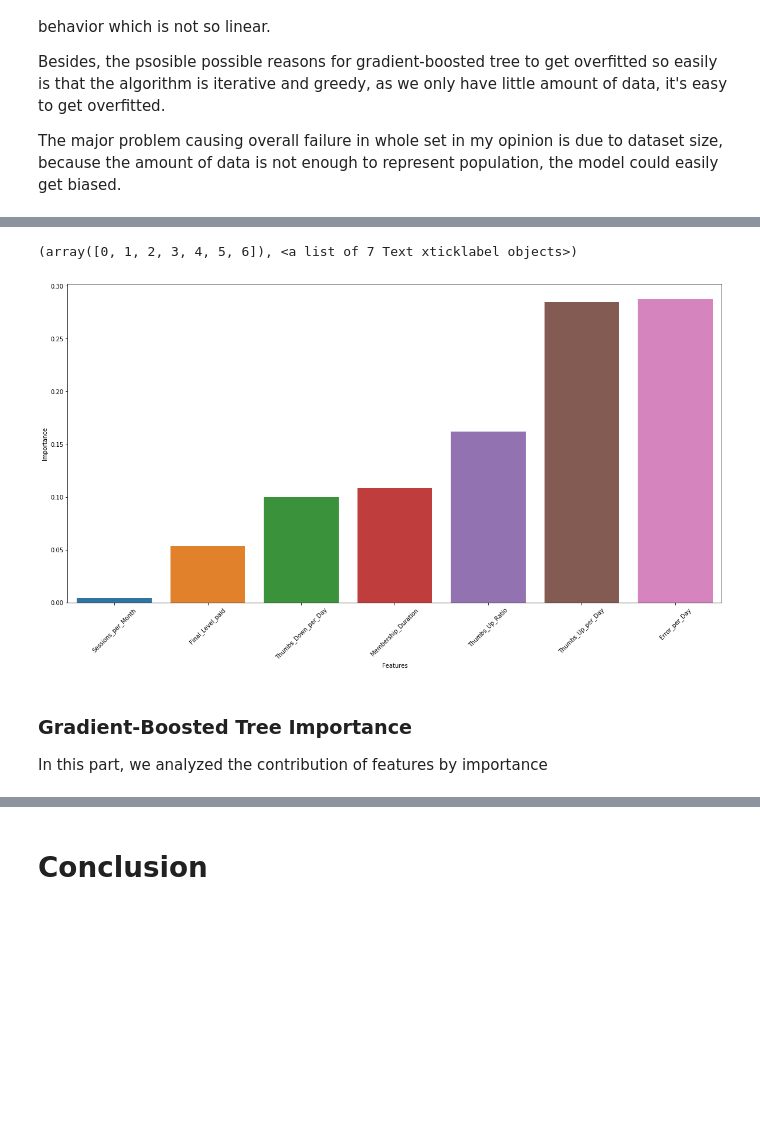
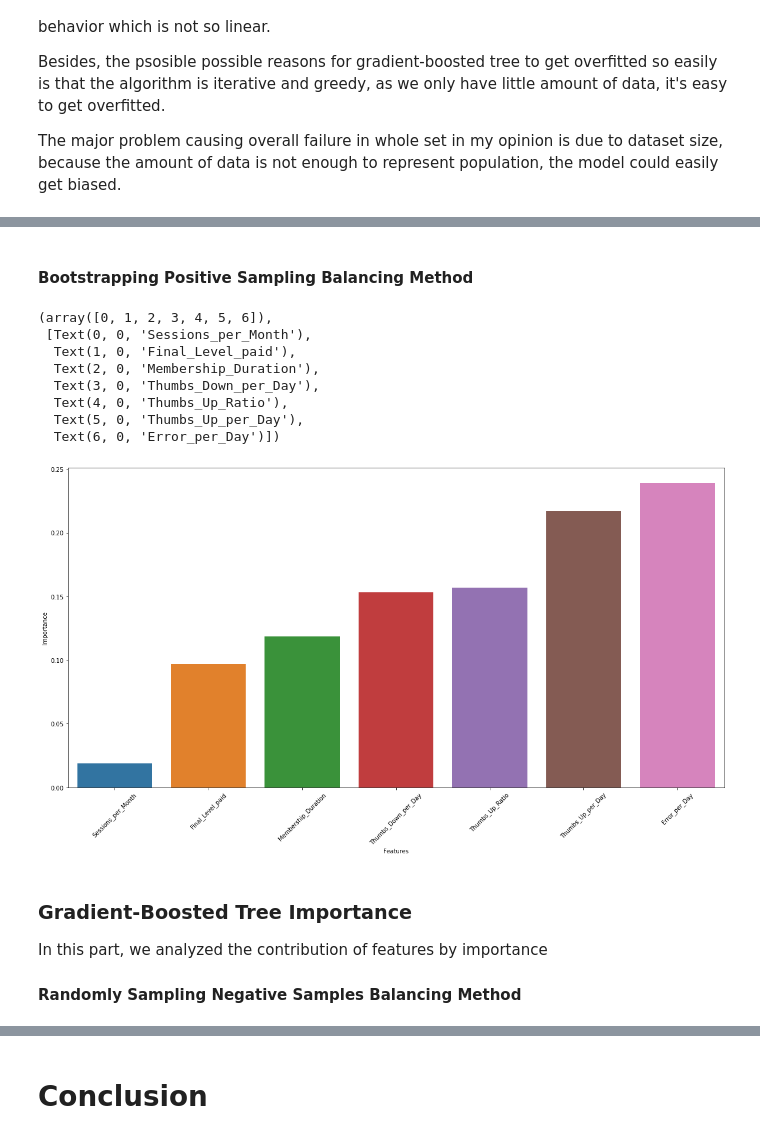
Before and after one commit to BurgerWu/Sparkify-Project, a Jupyter notebook: Sparkify.ipynb, the cells around one changed output, grey strips where cells are left out. Cells and saved outputs as stored; diff of their text form; code cells hidden in the pictures; blank space fills up the shorter version.

```diff
--- a/Sparkify.ipynb
+++ b/Sparkify.ipynb
@@ -40,4 +41,10 @@ import matplotlib.pyplot as plt
 %matplotlib inline
 # %%
 # create a Spark session with configuration
-spark = SparkSession.builder.appName("Sparkify").getOrCreate()
+spark = SparkSession.builder \
+    .config("spark.driver.memory", "16g") \
+    .config("spark.executor.memory", "16g") \
+    .appName('Sparkify') \
+    .getOrCreate()
+
+sc = spark.sparkContext
@@ -876,6 +886,6 @@ User_Feature_Dataframe.write.mode('overwrite').parquet('User_Feature_Dataframe_M
 # %%
 #Reload dataframe
-User_Feature_Dataframe = spark.read.parquet('User_Feature_Dataframe_Medium2.parquet')
+User_Feature_Dataframe = spark.read.parquet('User_Feature_Dataframe_Medium.parquet')
 # %% [markdown]
 # Modeling
 Split the full dataset into train, test, and validation sets. Test out several of the machine learning methods you learned. Evaluate the accuracy of the various models, tuning parameters as necessary. Determine your winning model based on test accuracy and report results on the validation set. Since the churned users are a fairly small subset, I suggest using F1 score as the metric to optimize.
@@ -1143,3 +1140,10 @@ gbtModel.write().overwrite().save('gbtModel')
+# %%
+gbtModel_neg = CrossValidatorModel.load('gbtModel_neg')
+rfcModel_neg = CrossValidatorModel.load('rfcModel_neg')
+lrModel_neg = CrossValidatorModel.load('lrModel_neg')
+gbtModel_pos = CrossValidatorModel.load('gbtModel_pos')
+rfcModel_pos = CrossValidatorModel.load('rfcModel_pos')
+lrModel+pos = CrossValidatorModel.load('lrModel_pos')
 # %% [markdown]
 ## Evaluating Model
 # %%
@@ -1219,14 +1335,24 @@ In this part, we analyzed the contribution of features by importance
+# %% [markdown]
+#### Bootstrapping Positive Sampling Balancing Method
 # %%
-#Retrive feature importance from Random Forest model
-RFC_Importance = rfcModel.bestModel.featureImportances
-RFC_Importance_Table = pd.DataFrame({"Features": feature_columns, "Importance":RFC_Importance})
-RFC_Importance_Table.sort_index(by = 'Importance', inplace = True)
+#Retrive feature importance from Random Forest model using Bootstrapping Positive Sampling Balancing Method
+RFC_Importance_pos = rfcModel_pos.bestModel.featureImportances
+RFC_Importance_Table_pos = pd.DataFrame({"Features": feature_columns, "Importance":RFC_Importance_pos})
+RFC_Importance_Table_pos.sort_values(by = 'Importance', inplace = True)
 plt.figure(figsize = [20,10])
-sb.barplot(x = 'Features', y = 'Importance', data = RFC_Importance_Table)
+sb.barplot(x = 'Features', y = 'Importance', data = RFC_Importance_Table_pos)
 plt.xticks(rotation = 45)
 # %% [output]
-(array([0, 1, 2, 3, 4, 5, 6]), <a list of 7 Text xticklabel objects>)
+(array([0, 1, 2, 3, 4, 5, 6]),
+ [Text(0, 0, 'Sessions_per_Month'),
+  Text(1, 0, 'Final_Level_paid'),
+  Text(2, 0, 'Membership_Duration'),
+  Text(3, 0, 'Thumbs_Down_per_Day'),
+  Text(4, 0, 'Thumbs_Up_Ratio'),
+  Text(5, 0, 'Thumbs_Up_per_Day'),
+  Text(6, 0, 'Error_per_Day')])
-[figure, old version]
+[figure, new version]
 # %% [markdown]
 ### Gradient-Boosted Tree Importance
 In this part, we analyzed the contribution of features by importance
+#### Randomly Sampling Negative Samples Balancing Method
```
Also changed, not shown: parts of 73 cells of this notebook, 1 other file.
